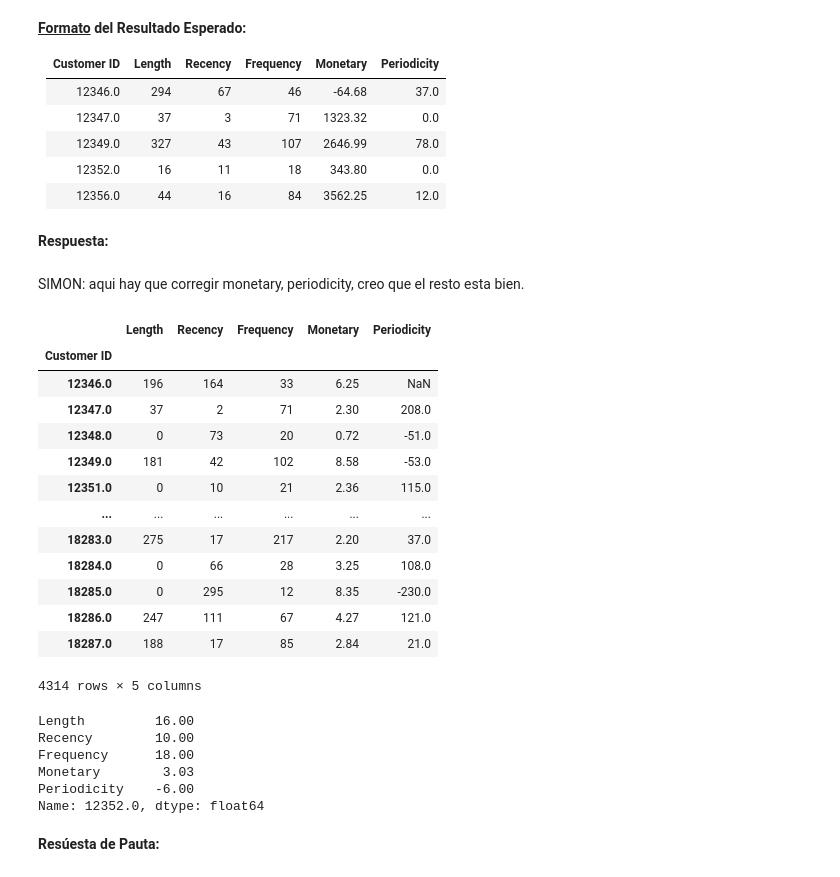
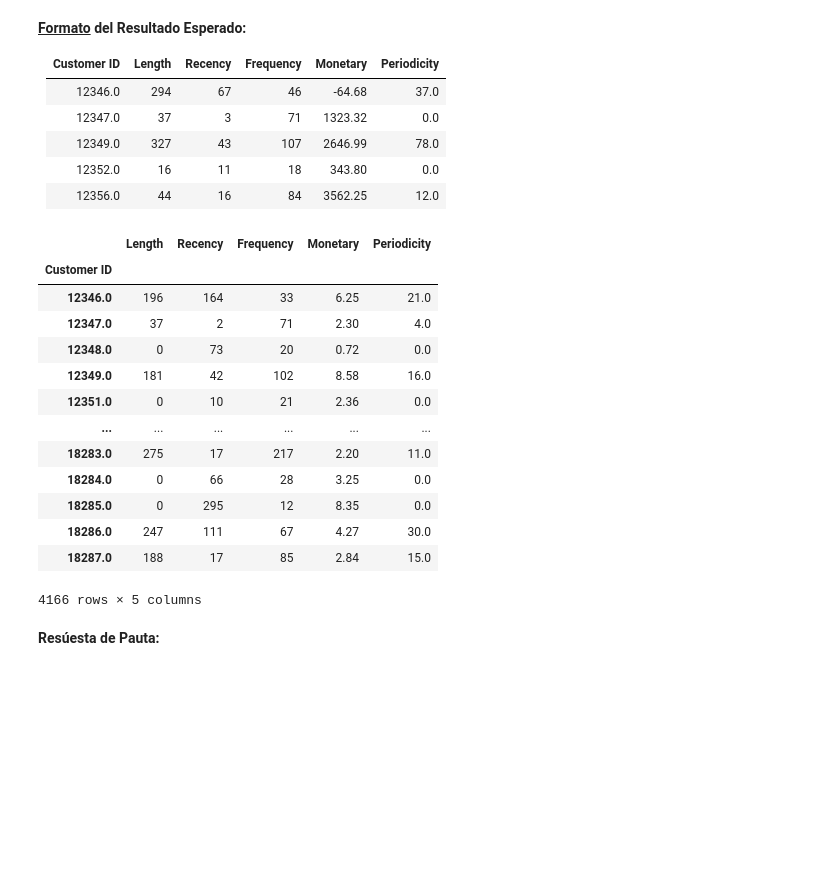
Before and after one commit to HexaPulsar/LabMDS, a Jupyter notebook: Lab_7/Laboratorio7_Enunciado.ipynb, the cells around one changed output. Saved outputs shown, nothing was run; the diff lists cells and outputs as text; code cells hidden in the pictures; blank space fills up the shorter version.

```diff
--- a/Lab_7/Laboratorio7_Enunciado.ipynb
+++ b/Lab_7/Laboratorio7_Enunciado.ipynb
@@ -164,49 +162,42 @@ Una referencia que le puede ser útil es el [documento original](https://www.res
 |   12349.0   |    327 |      43 |       107 |  2646.99 |        78.0 |
 |   12352.0   |     16 |      11 |        18 |   343.80 |         0.0 |
 |   12356.0   |     44 |      16 |        84 |  3562.25 |        12.0 |
-# %% [markdown]
-**Respuesta:**
-# %% [markdown]
-SIMON: aqui hay que corregir monetary, periodicity, creo que el resto esta bien.
 # %%
 from datetime import datetime
+import IPython
+def aux(tup):
+    return tup[1]
 def custom_features(dataframe_in):
     #display(dataframe_in)
     present_date = max(dataframe_in['InvoiceDate'])
     new_df= pd.DataFrame({'Length' :dataframe_in.groupby(by ='Customer ID')['InvoiceDate'].agg(lambda x: (x.max() - x.min()).days), #weird
                           'Recency':dataframe_in.groupby('Customer ID')['InvoiceDate'].agg(lambda x: (present_date - x.max()).days),
                           'Frequency':dataframe_in.groupby('Customer ID')['Customer ID'].agg('count'), #correct
                           'Monetary' :dataframe_in.groupby('Customer ID')['Price'].agg('mean').round(2),
-                          'Periodicity': dataframe_in.groupby('Customer ID')['InvoiceDate'].agg('mean').diff().dt.days
                            })
-    display(new_df)
+    a = pd.DataFrame({"a": df_retail.groupby('Customer ID')["InvoiceDate"]})
 
-    return new_df
+    new_df["Periodicity"]=a[a.columns.to_list()[-1]].transform(lambda x:x[1].diff().std().days).to_list() #chamuyo raro que me hice pero funca
+    return new_df.dropna() #aca matamos cualquier error que haya ocurrido en el proceso
     #display(dataframe_in)
 
 df_new = custom_features(df_retail)
-display(df_new.iloc[5])
+display(df_new)
 # %% [output]
 |  | Length | Recency | Frequency | Monetary | Periodicity |
 | Customer ID |  |  |  |  |  |
-| 12346.0 | 196 | 164 | 33 | 6.25 | NaN |
-| 12347.0 | 37 | 2 | 71 | 2.30 | 208.0 |
-| 12348.0 | 0 | 73 | 20 | 0.72 | -51.0 |
-| 12349.0 | 181 | 42 | 102 | 8.58 | -53.0 |
-| 12351.0 | 0 | 10 | 21 | 2.36 | 115.0 |
+| 12346.0 | 196 | 164 | 33 | 6.25 | 21.0 |
+| 12347.0 | 37 | 2 | 71 | 2.30 | 4.0 |
+| 12348.0 | 0 | 73 | 20 | 0.72 | 0.0 |
+| 12349.0 | 181 | 42 | 102 | 8.58 | 16.0 |
+| 12351.0 | 0 | 10 | 21 | 2.36 | 0.0 |
 | ... | ... | ... | ... | ... | ... |
-| 18283.0 | 275 | 17 | 217 | 2.20 | 37.0 |
-| 18284.0 | 0 | 66 | 28 | 3.25 | 108.0 |
-| 18285.0 | 0 | 295 | 12 | 8.35 | -230.0 |
-| 18286.0 | 247 | 111 | 67 | 4.27 | 121.0 |
-| 18287.0 | 188 | 17 | 85 | 2.84 | 21.0 |
+| 18283.0 | 275 | 17 | 217 | 2.20 | 11.0 |
+| 18284.0 | 0 | 66 | 28 | 3.25 | 0.0 |
+| 18285.0 | 0 | 295 | 12 | 8.35 | 0.0 |
+| 18286.0 | 247 | 111 | 67 | 4.27 | 30.0 |
+| 18287.0 | 188 | 17 | 85 | 2.84 | 15.0 |
-4314 rows × 5 columns
+4166 rows × 5 columns
-Length         16.00
-Recency        10.00
-Frequency      18.00
-Monetary        3.03
-Periodicity    -6.00
-Name: 12352.0, dtype: float64
 # %% [markdown]
 **Resúesta de Pauta:**
 # %% [markdown]
```
Also changed, not shown: parts of 9 cells of this notebook.
